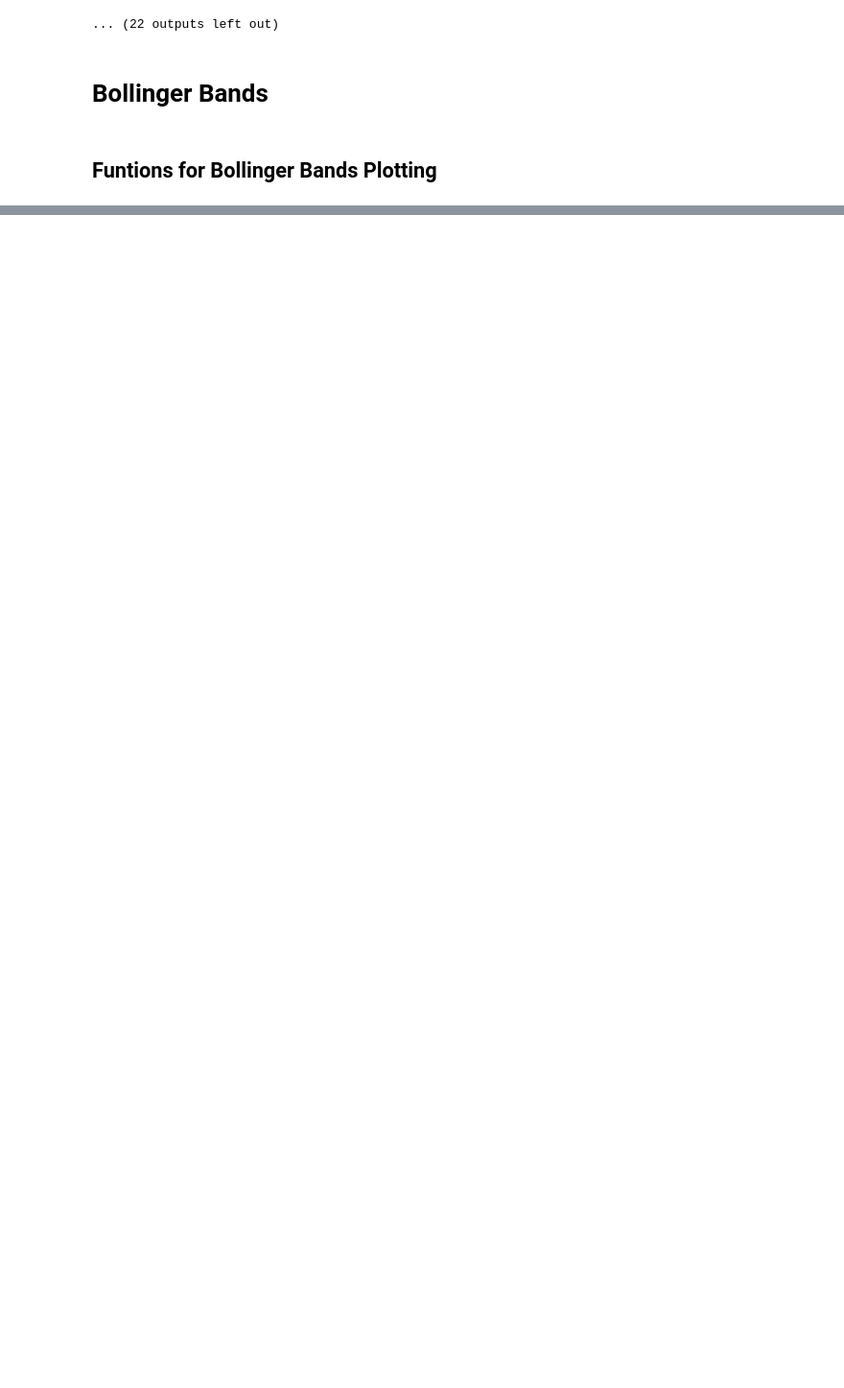
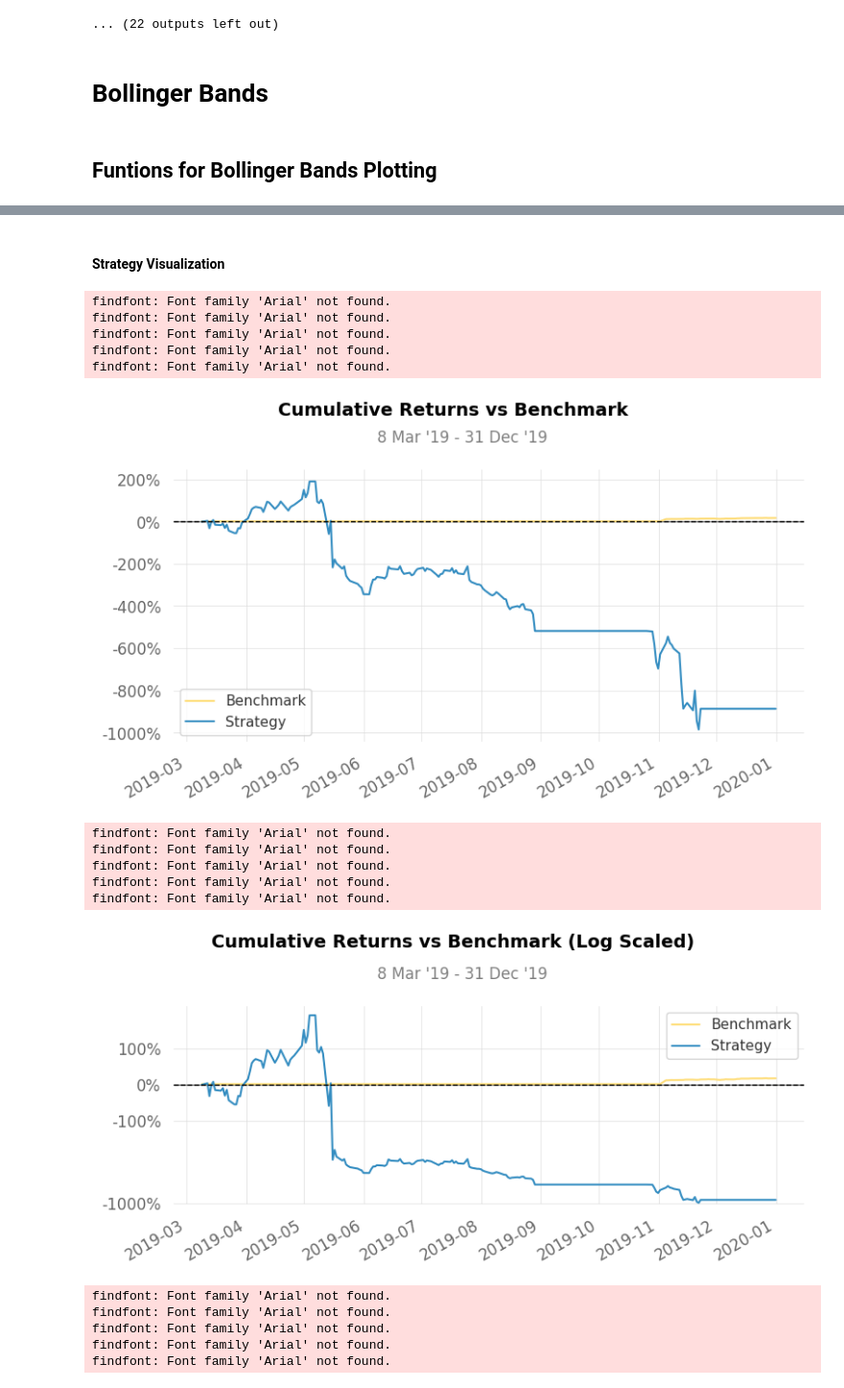
Before and after one commit to YeakubSadlil/Python-Local-Files, a Jupyter notebook: Zipline/trend_and_mean_TI.ipynb, the cells around one changed output, grey strips where cells are left out. Shown at 96% size. Saved outputs shown, nothing was run; the diff lists cells and outputs as text; code cells hidden in the pictures; blank space fills up the shorter version.

Commit message:
add rsi+bollinger combined TI

```diff
--- a/Zipline/trend_and_mean_TI.ipynb
+++ b/Zipline/trend_and_mean_TI.ipynb
@@ -713,0 +833,2 @@ Sell signals: 11
+# %%
+result_rsi_bollinger.returns.index = result_rsi_bollinger.returns.index.tz_localize(None)
@@ -713,0 +837,3 @@ Sell signals: 11
+# %%
+qs.reports.full(result_rsi_bollinger.returns,benchmark=spy_return_series)
+# %% [output]
@@ -713,0 +866,18 @@ Sell signals: 11
+Strategy Visualization
+findfont: Font family 'Arial' not found.
+findfont: Font family 'Arial' not found.
+findfont: Font family 'Arial' not found.
+findfont: Font family 'Arial' not found.
+findfont: Font family 'Arial' not found.
+[figure, added]
+findfont: Font family 'Arial' not found.
+findfont: Font family 'Arial' not found.
+findfont: Font family 'Arial' not found.
+findfont: Font family 'Arial' not found.
+findfont: Font family 'Arial' not found.
+[figure, added]
+findfont: Font family 'Arial' not found.
+findfont: Font family 'Arial' not found.
+findfont: Font family 'Arial' not found.
+findfont: Font family 'Arial' not found.
+findfont: Font family 'Arial' not found.
```
Also changed, not shown: parts of 18 cells of this notebook.
